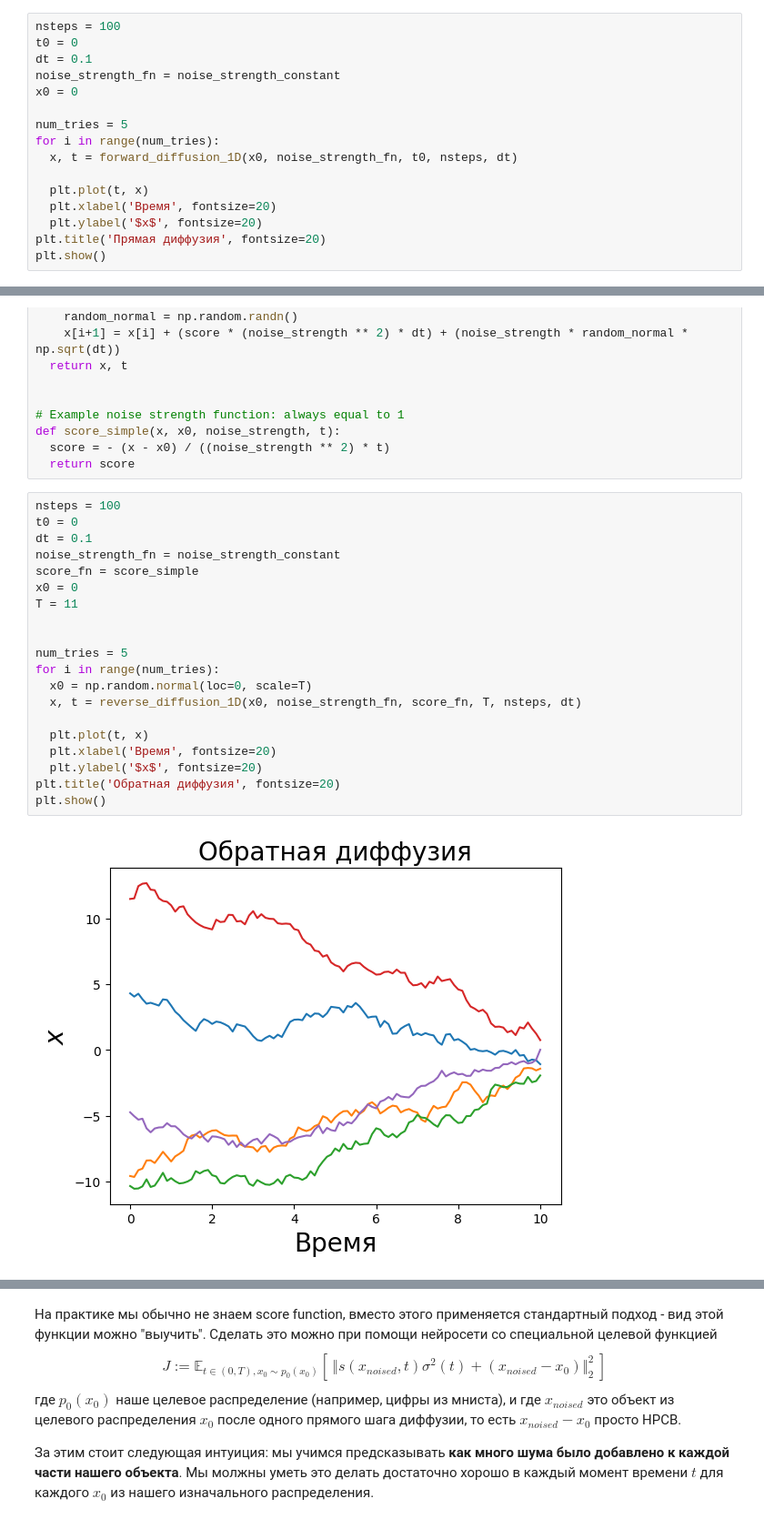
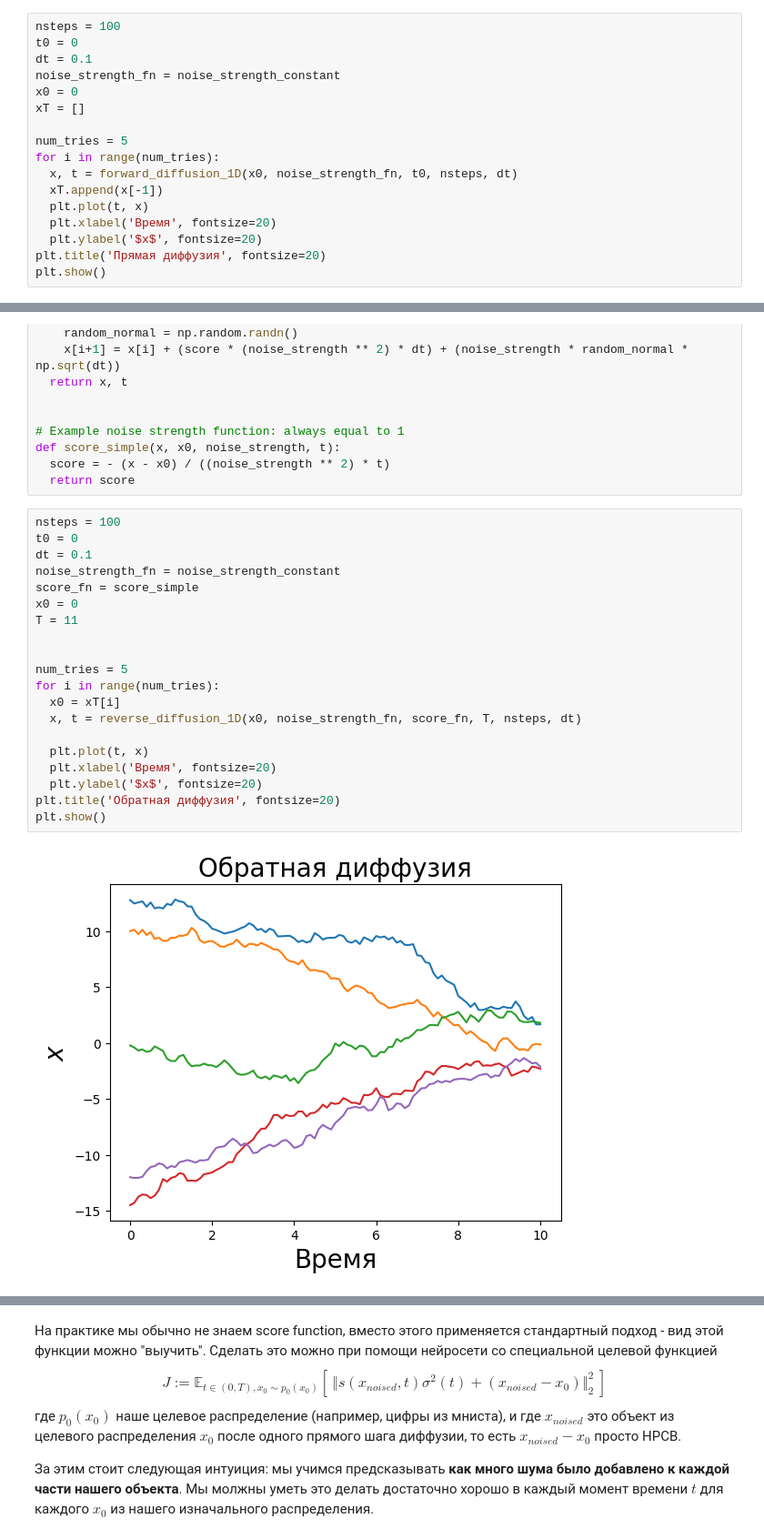
Before and after one commit to sswt/dive2gai, a Jupyter notebook: unit6/from_scratch.ipynb, the cells around one changed output, grey strips where cells are left out. Shown at 91% size. Cells and saved outputs as stored; diff of their text form.

```diff
--- a/unit6/from_scratch.ipynb
+++ b/unit6/from_scratch.ipynb
@@ -231,11 +231,12 @@ t0 = 0
 dt = 0.1
 noise_strength_fn = noise_strength_constant
 x0 = 0
+xT = []
 
 num_tries = 5
 for i in range(num_tries):
   x, t = forward_diffusion_1D(x0, noise_strength_fn, t0, nsteps, dt)
-
+  xT.append(x[-1])
   plt.plot(t, x)
   plt.xlabel('Время', fontsize=20)
   plt.ylabel('$x$', fontsize=20)
@@ -285,22 +286,22 @@ def score_simple(x, x0, noise_strength, t):
 # %%
 nsteps = 100
 t0 = 0
 dt = 0.1
 noise_strength_fn = noise_strength_constant
 score_fn = score_simple
 x0 = 0
 T = 11
 
 
 num_tries = 5
 for i in range(num_tries):
-  x0 = np.random.normal(loc=0, scale=T)
+  x0 = xT[i]
   x, t = reverse_diffusion_1D(x0, noise_strength_fn, score_fn, T, nsteps, dt)
 
   plt.plot(t, x)
   plt.xlabel('Время', fontsize=20)
   plt.ylabel('$x$', fontsize=20)
 plt.title('Обратная диффузия', fontsize=20)
 plt.show()
 # %% [output]
-[figure, old version]
+[figure, new version]
```
Also changed, not shown: parts of 16 cells of this notebook, 1 other file.
